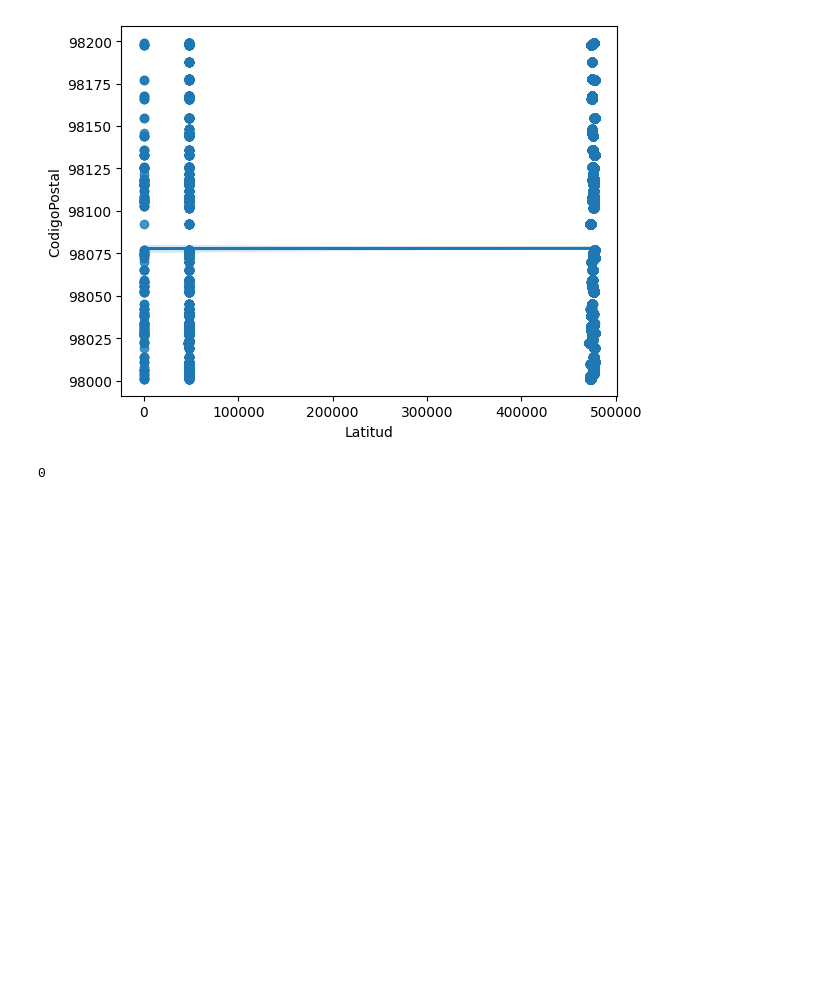
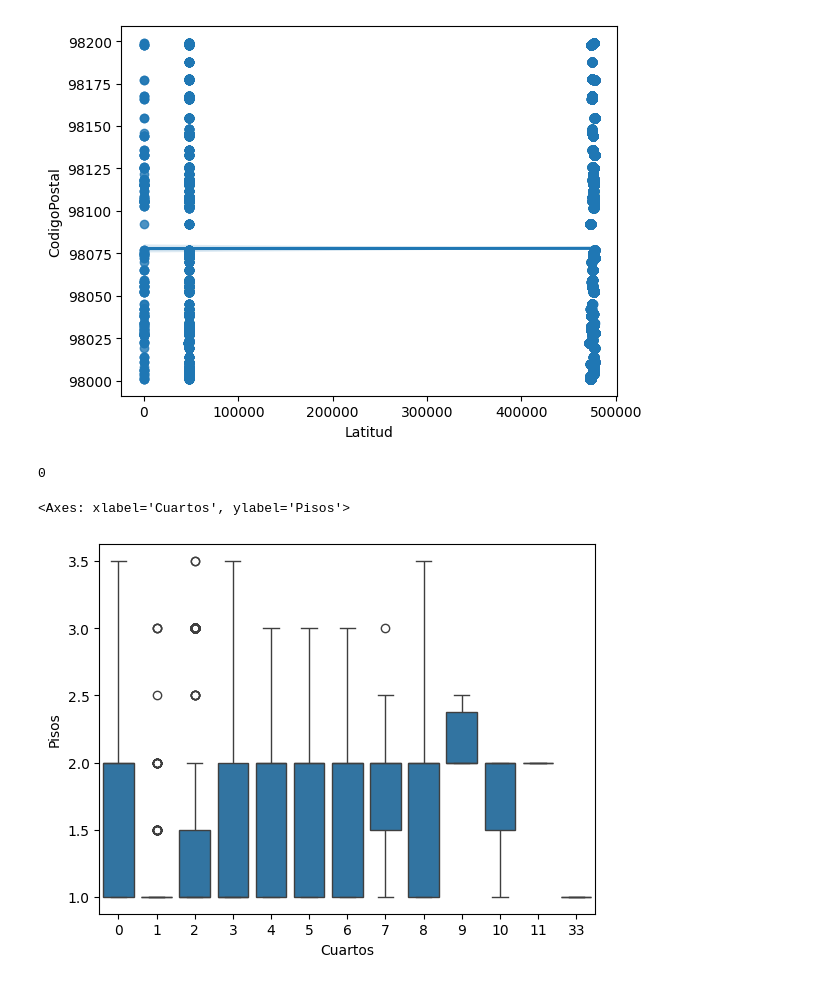
Before and after one commit to jeronimov10/Aprendizaje-en-maquina, a Jupyter notebook: Practicas/Practica1/practica1.ipynb, the cells around one changed output. Cells and saved outputs as stored; diff of their text form; code cells hidden in the pictures; blank space fills up the shorter version.

Commit message:
ML - Data Analysis

```diff
--- a/Practicas/Practica1/practica1.ipynb
+++ b/Practicas/Practica1/practica1.ipynb
@@ -467,0 +472,5 @@ total_duplicados
+# %%
+sns.boxplot(x='Cuartos', y='Pisos', data = data1)
+# %% [output]
+<Axes: xlabel='Cuartos', ylabel='Pisos'>
+[figure, added]
```
Also changed, not shown: parts of 1 cell of this notebook, 2 other files.
